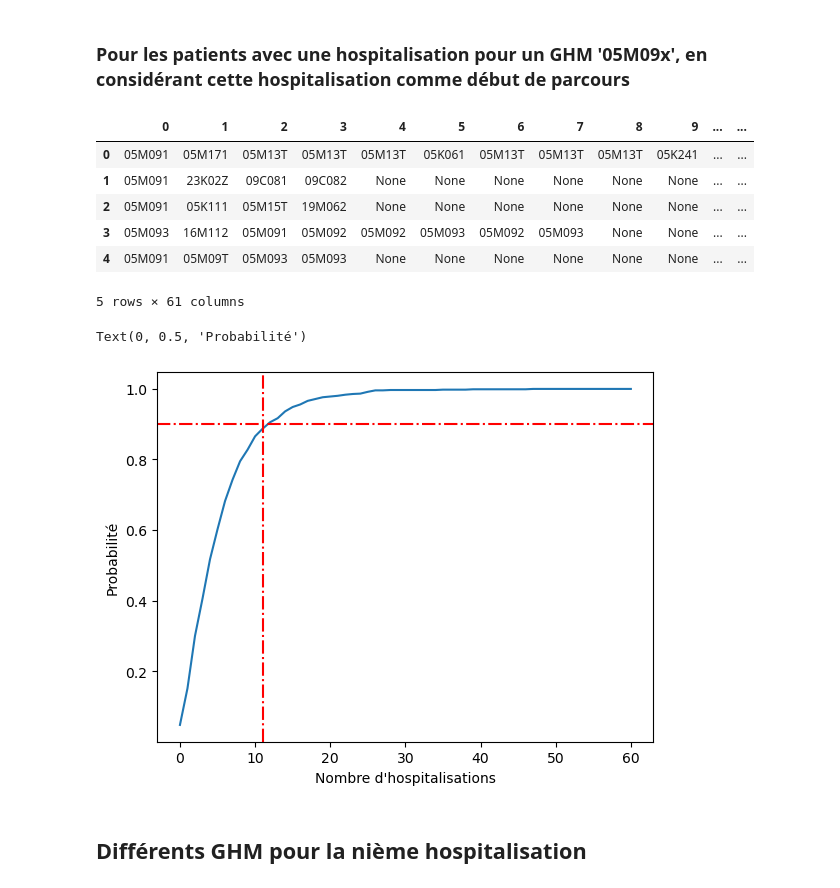
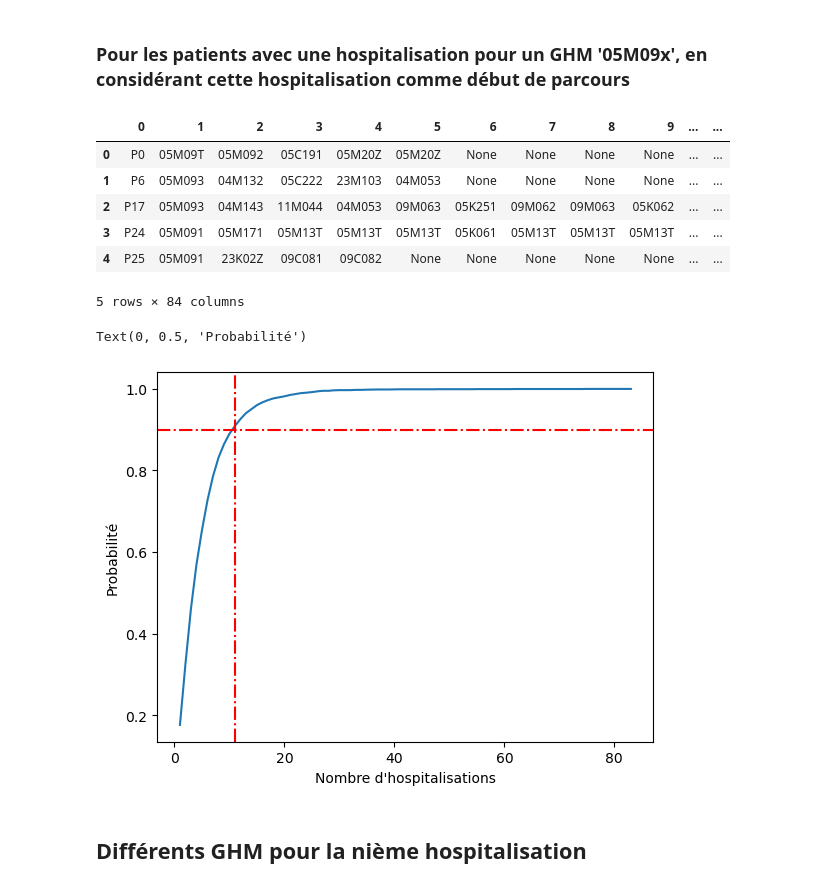
Before and after one commit to Kirscher/TextMining_Parcours_de_soin, a Jupyter notebook: base_sequentielle.ipynb, the cells around one changed output. Saved outputs shown, nothing was run; the diff lists cells and outputs as text; code cells hidden in the pictures.

```diff
--- a/base_sequentielle.ipynb
+++ b/base_sequentielle.ipynb
@@ -29,7 +29,7 @@ p_soins.head()
 # %%
 p_soins_list=[]
 for patient in tqdm(range(len(p_soins))):
-    p_soins_list.append(p_soins.iloc[patient].dropna().tolist()[1:-1])
+    p_soins_list.append(p_soins.iloc[patient].dropna().tolist()[0:-1])
 # %% [markdown]
 Dans la base séquentielle ci-dessous, les différentes colonnes correspondent aux hospitalisations successives. Ainsi, on trouve dans la 1ère colonne le GHM de la 1ère hospitalisation, pour chacun des patients suivis.
 # %%
@@ -62,35 +71,35 @@ Text(0, 0.5, 'Probabilité')
 p_soins_IC=[]
 for patient in tqdm(range(len(p_soins))):
     parcours=p_soins.iloc[patient].dropna()
-    if parcours.eq('05M091').any():
+    if parcours.eq('05M091').any() or parcours.eq('05M092').any() or parcours.eq('05M093').any() or parcours.eq('05M09T').any():
         start=0
         while parcours.tolist()[start] not in ['05M091', '05M092', '05M093', '05M09T']:
             start+=1
-        p_soins_IC.append(parcours.tolist()[start:-1])
+        p_soins_IC.append([parcours[0]]+parcours.tolist()[start:-1])
 # %%
 p_soins_IC_df=pd.DataFrame(p_soins_IC)
 p_soins_IC_df.head()
 # %% [output]
 |  | 0 | 1 | 2 | 3 | 4 | 5 | 6 | 7 | 8 | 9 | ... | ... |
-| 0 | 05M091 | 05M171 | 05M13T | 05M13T | 05M13T | 05K061 | 05M13T | 05M13T | 05M13T | 05K241 | ... | ... |
-| 1 | 05M091 | 23K02Z | 09C081 | 09C082 | None | None | None | None | None | None | ... | ... |
-| 2 | 05M091 | 05K111 | 05M15T | 19M062 | None | None | None | None | None | None | ... | ... |
-| 3 | 05M093 | 16M112 | 05M091 | 05M092 | 05M092 | 05M093 | 05M092 | 05M093 | None | None | ... | ... |
-| 4 | 05M091 | 05M09T | 05M093 | 05M093 | None | None | None | None | None | None | ... | ... |
+| 0 | P0 | 05M09T | 05M092 | 05C191 | 05M20Z | 05M20Z | None | None | None | None | ... | ... |
+| 1 | P6 | 05M093 | 04M132 | 05C222 | 23M103 | 04M053 | None | None | None | None | ... | ... |
+| 2 | P17 | 05M093 | 04M143 | 11M044 | 04M053 | 09M063 | 05K251 | 09M062 | 09M063 | 05K062 | ... | ... |
+| 3 | P24 | 05M091 | 05M171 | 05M13T | 05M13T | 05M13T | 05K061 | 05M13T | 05M13T | 05M13T | ... | ... |
+| 4 | P25 | 05M091 | 23K02Z | 09C081 | 09C082 | None | None | None | None | None | ... | ... |
-5 rows × 61 columns
+5 rows × 84 columns
 # %%
 #CdF du nombre d'hospitalisations
-(1-p_soins_IC_df.describe().iloc[0]/len(p_soins_IC)).plot()
+(1-p_soins_IC_df.drop(0, axis=1).describe().iloc[0]/len(p_soins_IC)).plot()
 #plt.axhline(y = 0.5, color='r', linestyle='-', label="0.5")
 #plt.axhline(y = 0.05, color='r', linestyle='--', label="0.05")
 plt.axvline(x = 11, color='r', linestyle='-.', label="0.95")
 plt.axhline(y = 0.90, color='r', linestyle='-.', label="0.95")
 plt.xlabel("Nombre d'hospitalisations")
 plt.ylabel("Probabilité")
 #plt.legend()
 # %% [output]
 Text(0, 0.5, 'Probabilité')
-[figure, old version]
+[figure, new version]
 # %% [markdown]
 ## Différents GHM pour la nième hospitalisation
 # %%
```
Also changed, not shown: parts of 20 cells of this notebook, 6 other files.
